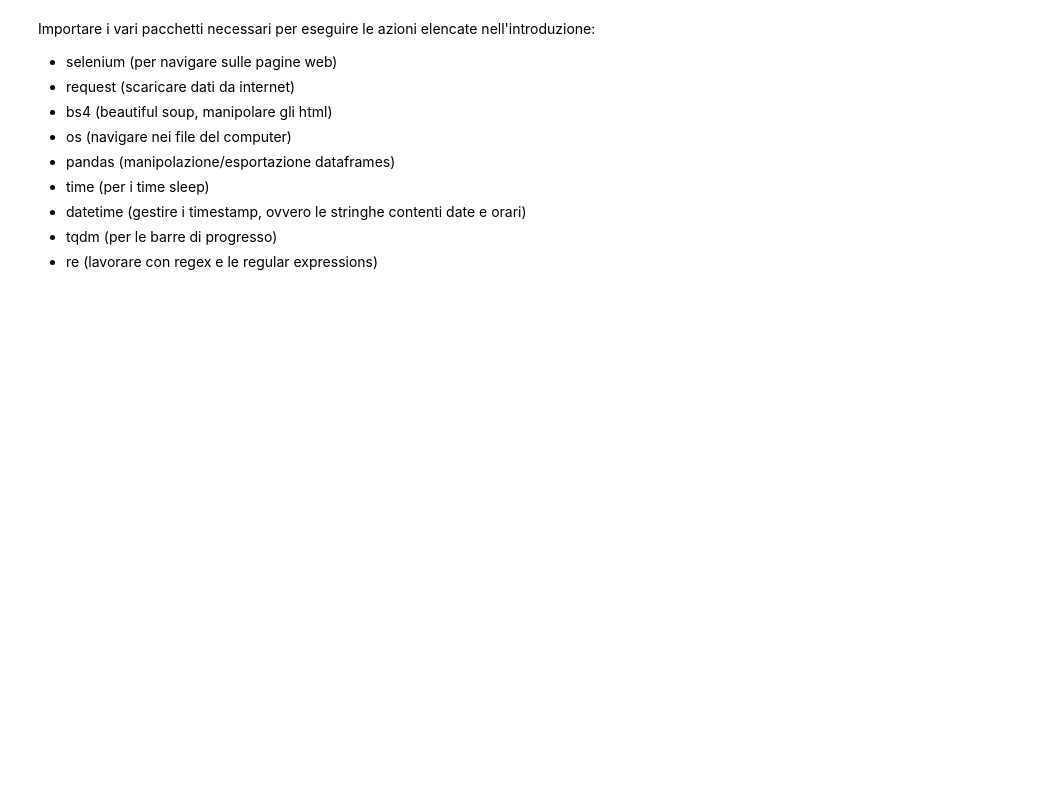
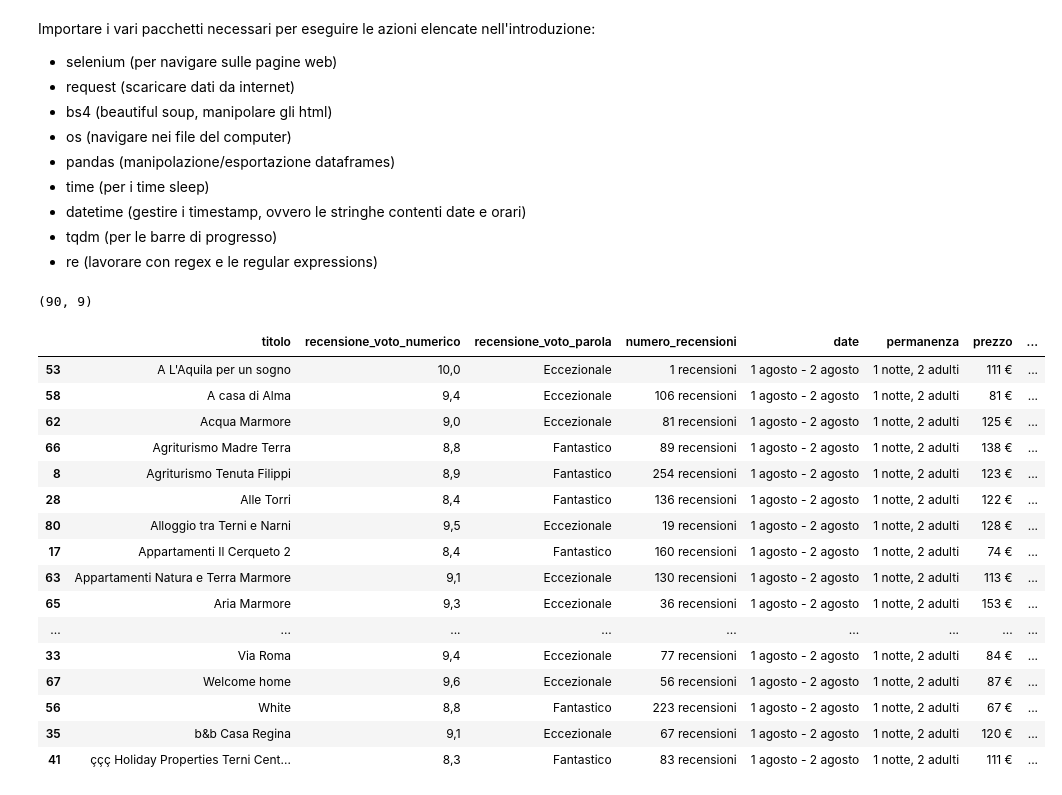
Before and after one commit to mattiamanna2203/Scraping-from-Agoda, a Jupyter notebook: 02)_Get_Info.ipynb, the cells around one changed output. Cells and saved outputs as stored; diff of their text form; code cells hidden in the pictures; blank space fills up the shorter version.

Commit message:
aggiornamento, 1-2 agosto

```diff
--- a/02)_Get_Info.ipynb
+++ b/02)_Get_Info.ipynb
@@ -178,0 +132,25 @@ booking_dataframe.to_csv(f"{path_main_directory}/bookingTerni.csv")
+# %%
+booking_dataframe.shape
+# %% [output]
+(90, 9)
+# %%
+pd.set_option('display.max_rows', None)
+booking_dataframe.sort_values(by="titolo")
+# %% [output]
+|  | titolo | recensione_voto_numerico | recensione_voto_parola | numero_recensioni | date | permanenza | prezzo | ... |
+| 53 | A L'Aquila per un sogno | 10,0 | Eccezionale | 1 recensioni | 1 agosto - 2 agosto | 1 notte, 2 adulti | 111 € | ... |
+| 58 | A casa di Alma | 9,4 | Eccezionale | 106 recensioni | 1 agosto - 2 agosto | 1 notte, 2 adulti | 81 € | ... |
+| 62 | Acqua Marmore | 9,0 | Eccezionale | 81 recensioni | 1 agosto - 2 agosto | 1 notte, 2 adulti | 125 € | ... |
+| 66 | Agriturismo Madre Terra | 8,8 | Fantastico | 89 recensioni | 1 agosto - 2 agosto | 1 notte, 2 adulti | 138 € | ... |
+| 8 | Agriturismo Tenuta Filippi | 8,9 | Fantastico | 254 recensioni | 1 agosto - 2 agosto | 1 notte, 2 adulti | 123 € | ... |
+| 28 | Alle Torri | 8,4 | Fantastico | 136 recensioni | 1 agosto - 2 agosto | 1 notte, 2 adulti | 122 € | ... |
+| 80 | Alloggio tra Terni e Narni | 9,5 | Eccezionale | 19 recensioni | 1 agosto - 2 agosto | 1 notte, 2 adulti | 128 € | ... |
+| 17 | Appartamenti Il Cerqueto 2 | 8,4 | Fantastico | 160 recensioni | 1 agosto - 2 agosto | 1 notte, 2 adulti | 74 € | ... |
+| 63 | Appartamenti Natura e Terra Marmore | 9,1 | Eccezionale | 130 recensioni | 1 agosto - 2 agosto | 1 notte, 2 adulti | 113 € | ... |
+| 65 | Aria Marmore | 9,3 | Eccezionale | 36 recensioni | 1 agosto - 2 agosto | 1 notte, 2 adulti | 153 € | ... |
+| ... | ... | ... | ... | ... | ... | ... | ... | ... |
+| 33 | Via Roma | 9,4 | Eccezionale | 77 recensioni | 1 agosto - 2 agosto | 1 notte, 2 adulti | 84 € | ... |
+| 67 | Welcome home | 9,6 | Eccezionale | 56 recensioni | 1 agosto - 2 agosto | 1 notte, 2 adulti | 87 € | ... |
+| 56 | White | 8,8 | Fantastico | 223 recensioni | 1 agosto - 2 agosto | 1 notte, 2 adulti | 67 € | ... |
+| 35 | b&b Casa Regina | 9,1 | Eccezionale | 67 recensioni | 1 agosto - 2 agosto | 1 notte, 2 adulti | 120 € | ... |
+| 41 | ççç Holiday Properties Terni Cent... | 8,3 | Fantastico | 83 recensioni | 1 agosto - 2 agosto | 1 notte, 2 adulti | 111 € | ... |
```
Also changed, not shown: parts of 4 cells of this notebook, 4 other files.
